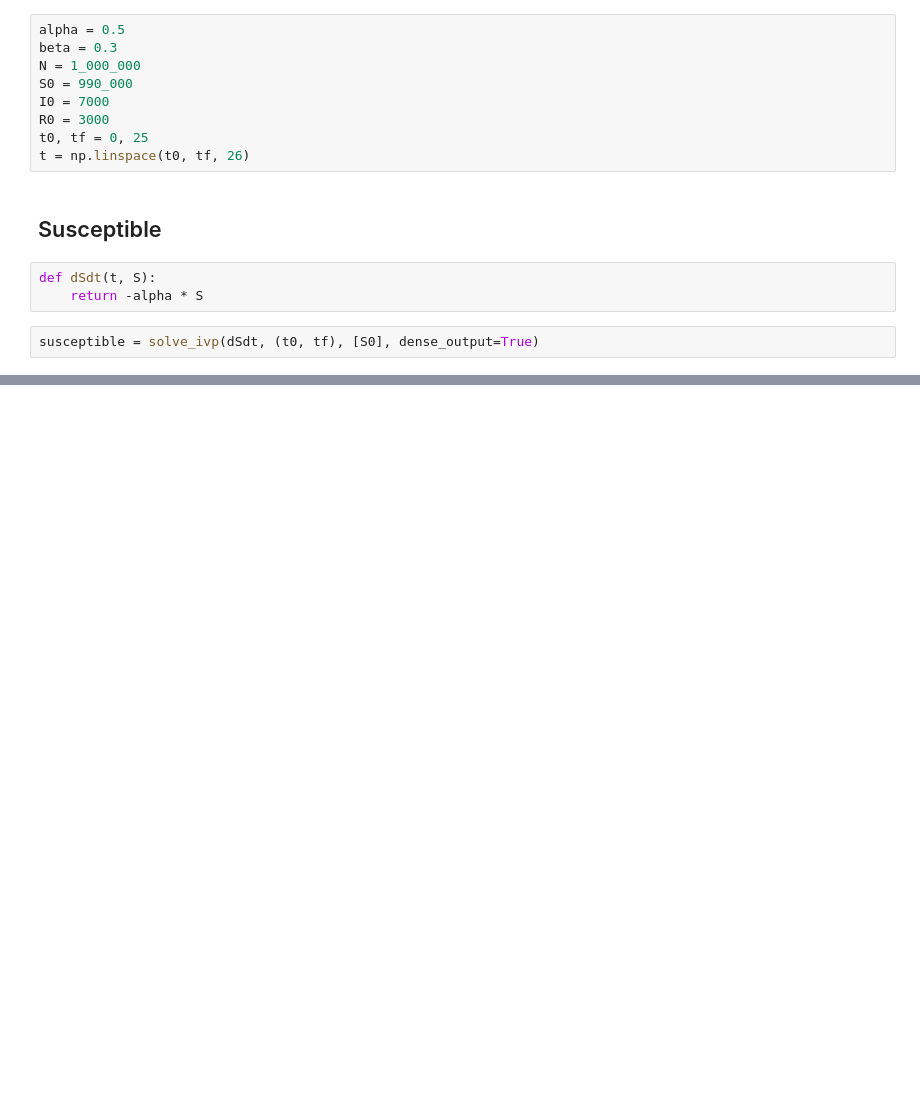
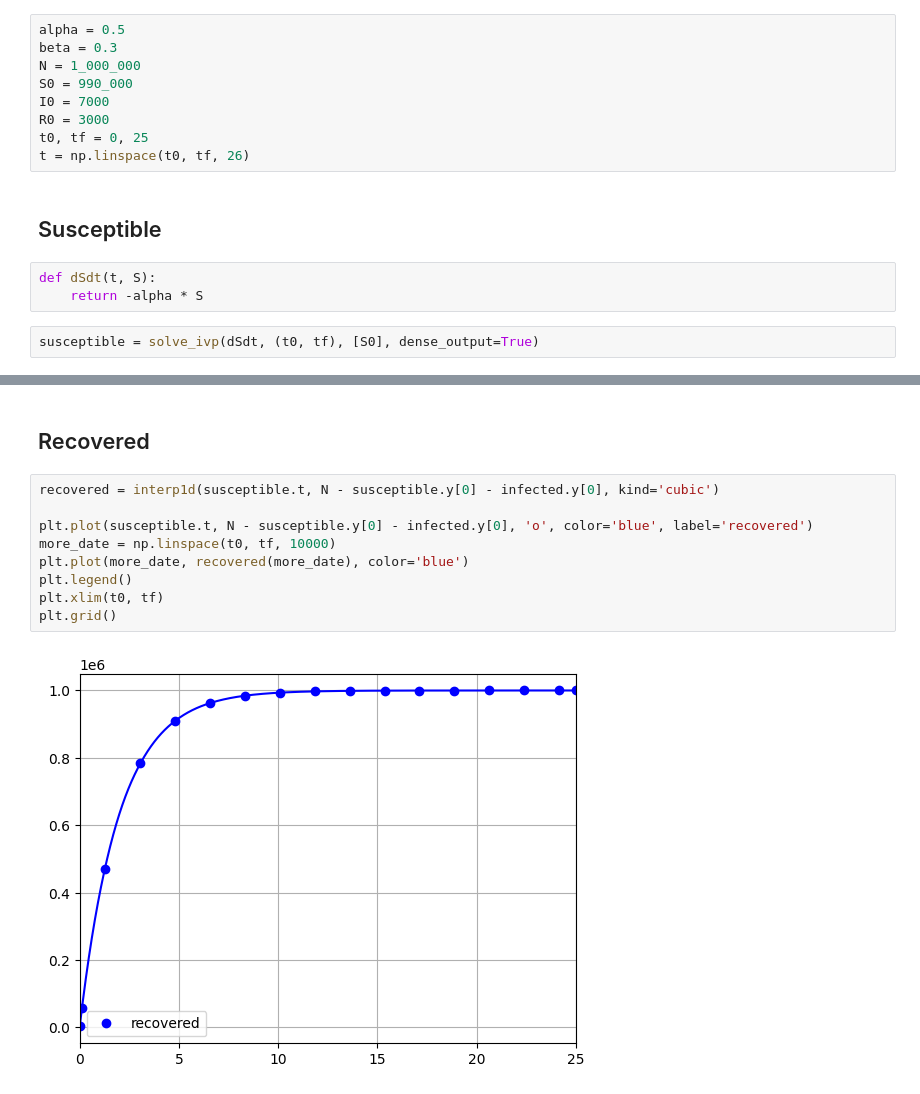
Before and after one commit to PavelStelmakhV/hw304-csipy, a Jupyter notebook: Hw4.2.ipynb, the cells around one changed output, grey strips where cells are left out. Drawn from its saved outputs; the diff is of its cells as text; blank space fills up the shorter version.

```diff
--- a/Hw4.2.ipynb
+++ b/Hw4.2.ipynb
@@ -39,0 +62,13 @@ infected = solve_ivp(dSdt, (t0, tf), [I0])
+# %% [markdown]
+## Recovered
+# %%
+recovered = interp1d(susceptible.t, N - susceptible.y[0] - infected.y[0], kind='cubic')
+
+plt.plot(susceptible.t, N - susceptible.y[0] - infected.y[0], 'o', color='blue', label='recovered')
+more_date = np.linspace(t0, tf, 10000)
+plt.plot(more_date, recovered(more_date), color='blue')
+plt.legend()
+plt.xlim(t0, tf)
+plt.grid()
+# %% [output]
+[figure, added]
```
Also changed, not shown: parts of 6 cells of this notebook.
